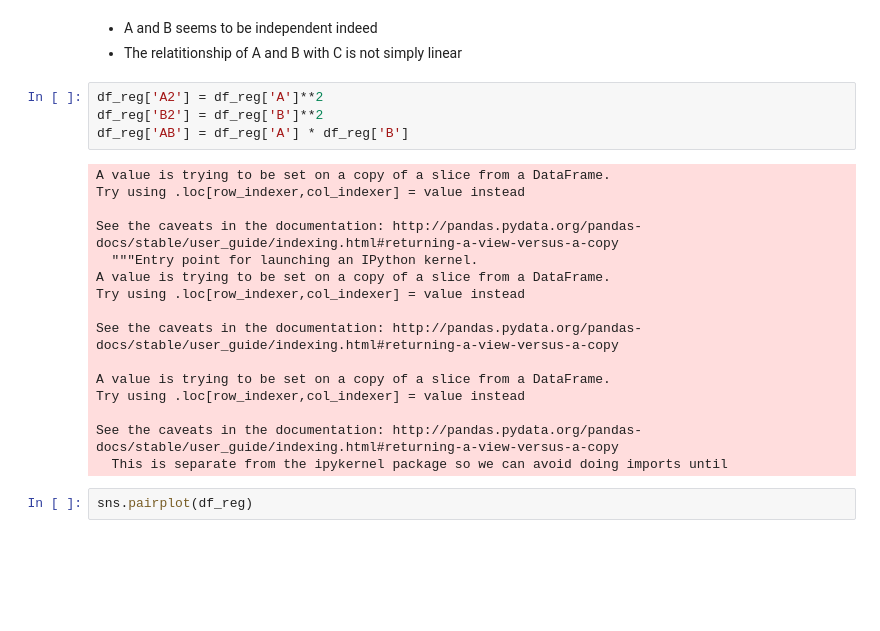
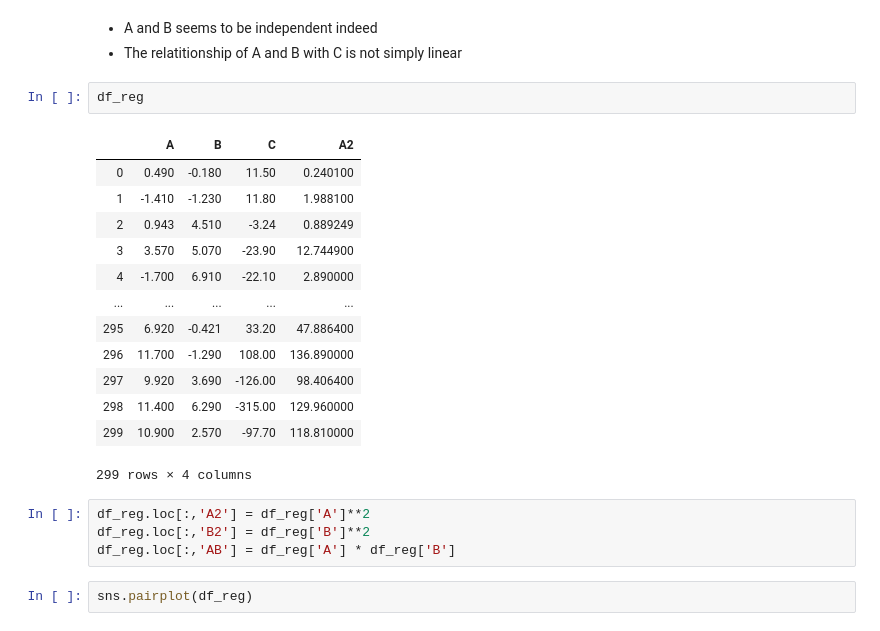
Before and after one commit to matiasrvazquez/DS-projects, a Jupyter notebook: Moloco_test.ipynb, the cells around one changed output. Saved outputs shown, nothing was run; the diff lists cells and outputs as text; blank space fills up the shorter version.

```diff
--- a/Moloco_test.ipynb
+++ b/Moloco_test.ipynb
@@ -332,26 +332,26 @@ sns.pairplot(df_reg)
 # %% [markdown]
 * A and B seems to be independent indeed
 * The relatitionship of A and B with C is not simply linear
+# %%
+df_reg
+# %% [output]
+|  | A | B | C | A2 |
+| 0 | 0.490 | -0.180 | 11.50 | 0.240100 |
+| 1 | -1.410 | -1.230 | 11.80 | 1.988100 |
+| 2 | 0.943 | 4.510 | -3.24 | 0.889249 |
+| 3 | 3.570 | 5.070 | -23.90 | 12.744900 |
+| 4 | -1.700 | 6.910 | -22.10 | 2.890000 |
+| ... | ... | ... | ... | ... |
+| 295 | 6.920 | -0.421 | 33.20 | 47.886400 |
+| 296 | 11.700 | -1.290 | 108.00 | 136.890000 |
+| 297 | 9.920 | 3.690 | -126.00 | 98.406400 |
+| 298 | 11.400 | 6.290 | -315.00 | 129.960000 |
+| 299 | 10.900 | 2.570 | -97.70 | 118.810000 |
+299 rows × 4 columns
 # %%
-df_reg['A2'] = df_reg['A']**2
-df_reg['B2'] = df_reg['B']**2
-df_reg['AB'] = df_reg['A'] * df_reg['B']
+df_reg.loc[:,'A2'] = df_reg['A']**2
+df_reg.loc[:,'B2'] = df_reg['B']**2
+df_reg.loc[:,'AB'] = df_reg['A'] * df_reg['B']
-# %% [output]
-A value is trying to be set on a copy of a slice from a DataFrame.
-Try using .loc[row_indexer,col_indexer] = value instead
-
-See the caveats in the documentation: http://pandas.pydata.org/pandas-docs/stable/user_guide/indexing.html#returning-a-view-versus-a-copy
-  """Entry point for launching an IPython kernel.
-A value is trying to be set on a copy of a slice from a DataFrame.
-Try using .loc[row_indexer,col_indexer] = value instead
-
-See the caveats in the documentation: http://pandas.pydata.org/pandas-docs/stable/user_guide/indexing.html#returning-a-view-versus-a-copy
-
-A value is trying to be set on a copy of a slice from a DataFrame.
-Try using .loc[row_indexer,col_indexer] = value instead
-
-See the caveats in the documentation: http://pandas.pydata.org/pandas-docs/stable/user_guide/indexing.html#returning-a-view-versus-a-copy
-  This is separate from the ipykernel package so we can avoid doing imports until
 # %%
 sns.pairplot(df_reg)
 # %% [output]
```
Also changed, not shown: parts of 6 cells of this notebook.
